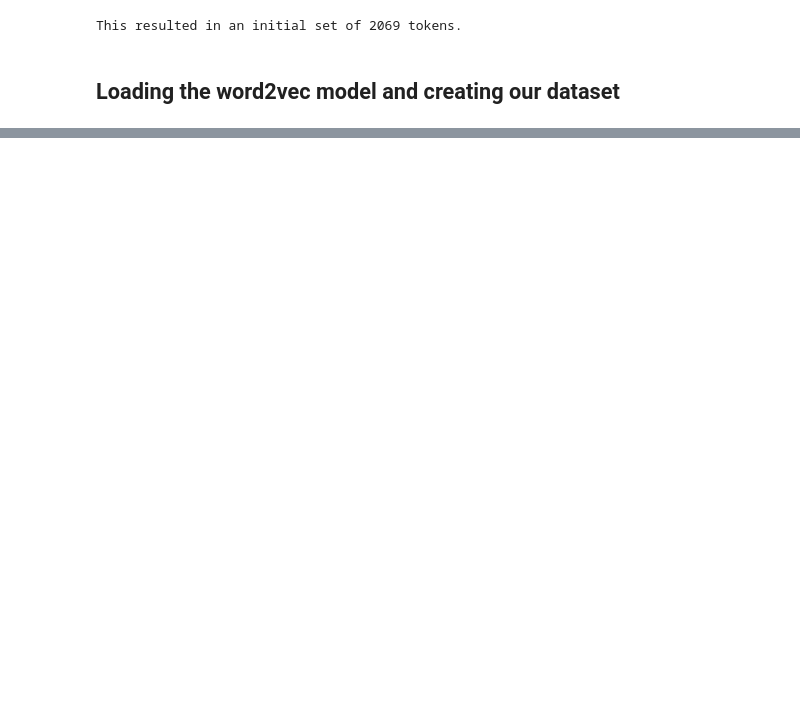
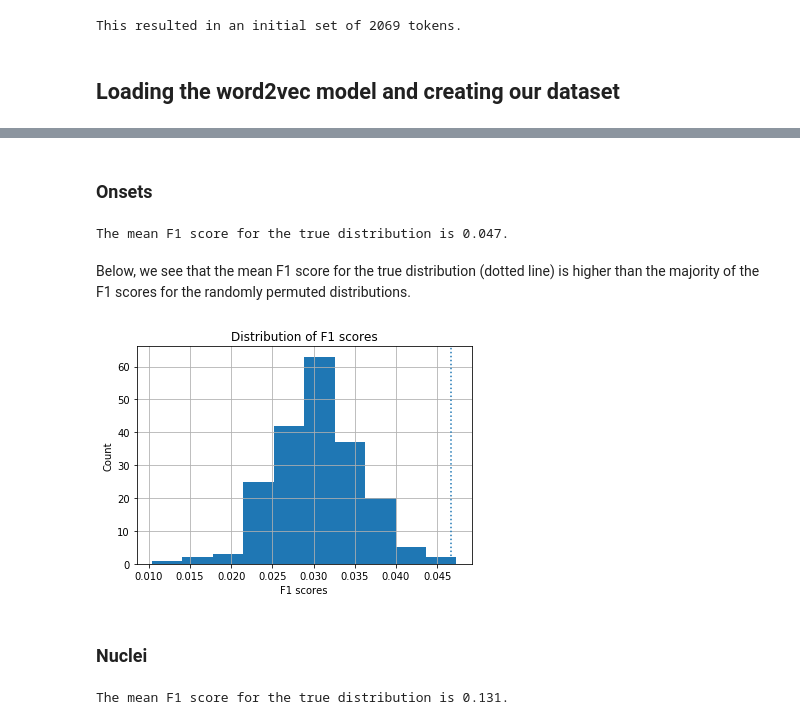
Before and after one commit to seantrott/systematicity, a Jupyter notebook: learning_sub_syllabic_structure.ipynb, the cells around one changed output, grey strips where cells are left out. Cells and saved outputs as stored; diff of their text form; code cells hidden in the pictures; blank space fills up the shorter version.

```diff
--- a/learning_sub_syllabic_structure.ipynb
+++ b/learning_sub_syllabic_structure.ipynb
@@ -77,0 +166,18 @@ def create_dataset(roots_to_syllables, model, syllable_component='nucleus'):
+# %%
+num_tokens = []
+components = []
+for syllable_component in ['onset', 'nucleus', 'coda']:
+    print("Finding systematicity in {syl} component...".format(syl=syllable_component))
+    X, y, words = create_dataset(roots_to_syllables, model, syllable_component)
+    N = len(words)
+    print("Using {num} words".format(num=N))
+    num_tokens.append(N)
+    pca = PCA(n_components=20)
+    X_reduced = pca.fit_transform(X)
+    clf = LinearSVC()
+    df_performance = evaluate_classifier_with_cv(
+        X_reduced, y, n_folds=2, clf=clf, shuffled=False)
+    permuted = permutation_test(X_reduced, y, clf, NUM_PERMUTATIONS)
+    df = pd.concat([df_performance, permuted])
+    df['component'] = [syllable_component for _ in range(len(df))]
+    components.append(df)
@@ -77,0 +204,2 @@ def create_dataset(roots_to_syllables, model, syllable_component='nucleus'):
+# %%
+df_all = pd.concat(components)
@@ -77,0 +210,22 @@ def create_dataset(roots_to_syllables, model, syllable_component='nucleus'):
+# %% [markdown]
+### Onsets
+# %%
+df_onsets = df_all[df_all['component']=="onset"]
+# %%
+mean_f1_valid = df_onsets[df_onsets['shuffled']==False]['f1_valid'].mean()
+print("The mean F1 score for the true distribution is {f1}.".format(f1=round(mean_f1_valid, 3)))
+# %% [output]
+The mean F1 score for the true distribution is 0.047.
+# %% [markdown]
+Below, we see that the mean F1 score for the true distribution (dotted line) is higher than the majority of the F1 scores for the randomly permuted distributions.
+# %%
+df_onsets[df_onsets['shuffled']==True].hist(column='f1_valid')
+plt.axvline(x=mean_f1_valid, linestyle="dotted")
+plt.title("Distribution of F1 scores")
+plt.xlabel("F1 scores")
+plt.ylabel("Count")
+plt.show()
+# %% [output]
+[figure, added]
+# %% [markdown]
+### Nuclei
@@ -77,0 +234,5 @@ def create_dataset(roots_to_syllables, model, syllable_component='nucleus'):
+# %%
+mean_f1_valid = df_nucleus[df_nucleus['shuffled']==False]['f1_valid'].mean()
+print("The mean F1 score for the true distribution is {f1}.".format(f1=round(mean_f1_valid, 3)))
+# %% [output]
+The mean F1 score for the true distribution is 0.131.
```
Also changed, not shown: parts of 23 cells of this notebook, 1 other file.
